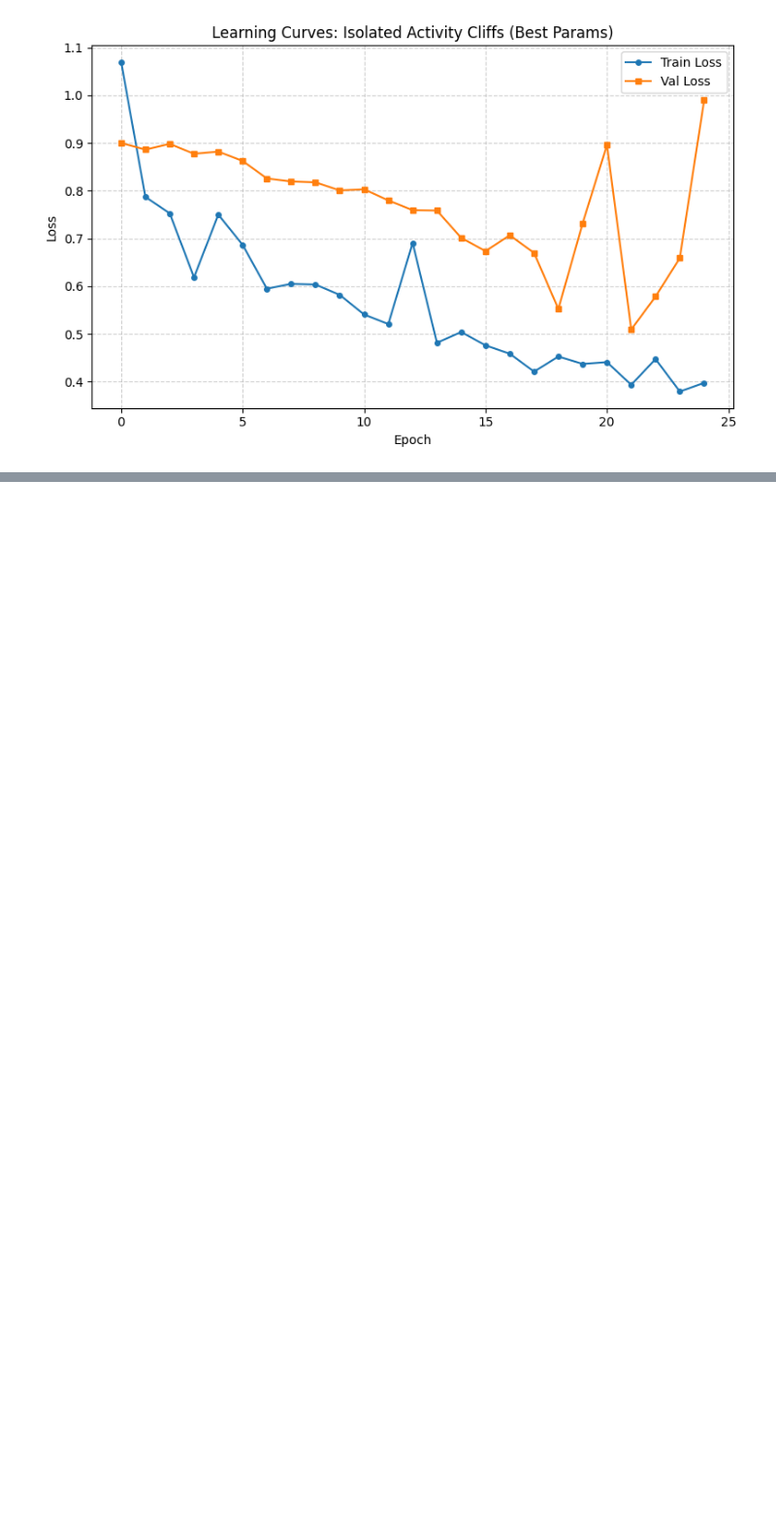
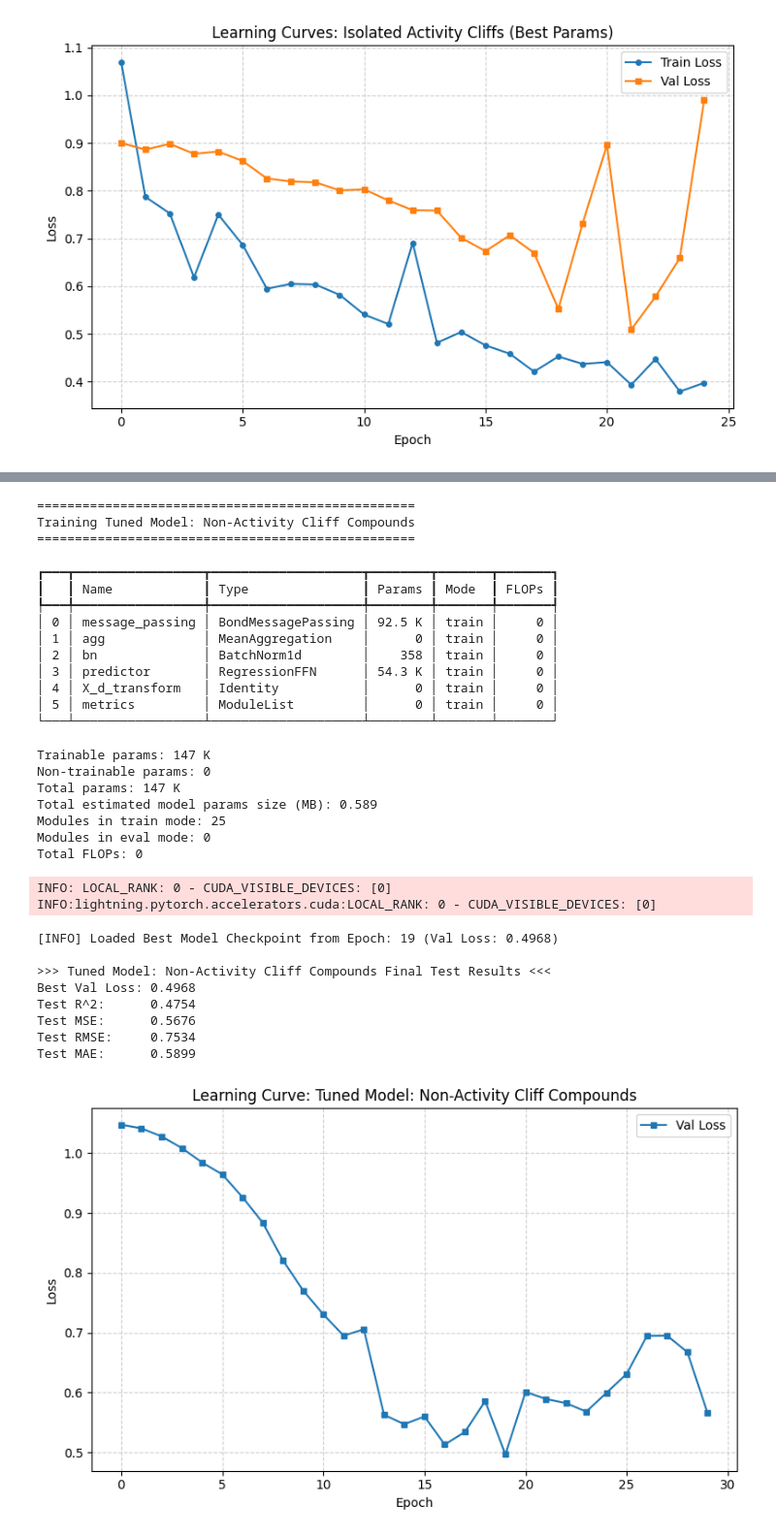
Before and after one commit to sophia-yang424/aca_chemprop, a Jupyter notebook: my_pipeline_check.ipynb, the cells around one changed output, grey strips where cells are left out. Shown at 97% size. Saved outputs shown, nothing was run; the diff lists cells and outputs as text; code cells hidden in the pictures; blank space fills up the shorter version.

```diff
--- a/my_pipeline_check.ipynb
+++ b/my_pipeline_check.ipynb
@@ -960,8 +718,8 @@ def train_tuned_chemprop_model(smiles_tr, y_tr, smiles_val, y_val, smiles_te, y_
         final_lr=best_params["init_lr"],
     )
 
-    # 4. Train - Stricter early stopping with min_delta
-    early_stop = EarlyStopping(monitor="val_loss", patience=3, mode="min", min_delta=0.02)
+    # 4. Train - Relaxed early stopping criteria
+    early_stop = EarlyStopping(monitor="val_loss", patience=10, mode="min", min_delta=0.001)
     checkpoint = ModelCheckpoint(monitor="val_loss", mode="min", save_top_k=1)
 
     # Use CSVLogger to track train and val losses per epoch
@@ -1184,0 +946,17 @@ plot_learning_curves(metrics_cliff, "Learning Curves: Isolated Activity Cliffs (
+# %%
+# --- 1. NON-ACTIVITY CLIFF SPLITS ---
+# Get indices of non-cliff compounds (where cliff == 0)
+non_cliff_tr_idx = [i for i, c in enumerate(mac_data.cliff_mols_train) if c == 0]
+non_cliff_te_idx = [i for i, c in enumerate(mac_data.cliff_mols_test) if c == 0]
+
+smiles_non_cliff_train = [mac_data.smiles_train[i] for i in non_cliff_tr_idx]
+y_non_cliff_train = [mac_data.y_train[i] for i in non_cliff_tr_idx]
+smiles_non_cliff_test = [mac_data.smiles_test[i] for i in non_cliff_te_idx]
+y_non_cliff_test = [mac_data.y_test[i] for i in non_cliff_te_idx]
+
+# Split non-cliff train into train and val (85/15)
+smiles_tr_non_cliff, smiles_val_non_cliff, y_tr_non_cliff, y_val_non_cliff = train_test_split(
+    smiles_non_cliff_train, y_non_cliff_train, test_size=0.15, random_state=42
+)
+
+print(f"Non-Cliff Data - Train: {len(smiles_tr_non_cliff)}, Val: {len(smiles_val_non_cliff)}, Test: {len(smiles_non_cliff_test)}")
@@ -1184,0 +1158,10 @@ plot_learning_curves(metrics_cliff, "Learning Curves: Isolated Activity Cliffs (
+# %%
+# --- 3. TRAIN TUNED MODEL ON NON-CLIFF DATA ---
+_, _, _, metrics_dict_non_cliff, metrics_non_cliff = train_tuned_chemprop_model(
+    smiles_tr_non_cliff, y_tr_non_cliff,
+    smiles_val_non_cliff, y_val_non_cliff,
+    smiles_non_cliff_test, y_non_cliff_test,
+    "Tuned Model: Non-Activity Cliff Compounds",
+    best_params_non_cliff
+)
+# %% [output]
@@ -1184,0 +1180,31 @@ plot_learning_curves(metrics_cliff, "Learning Curves: Isolated Activity Cliffs (
+==================================================
+Training Tuned Model: Non-Activity Cliff Compounds
+==================================================
+┏━━━┳━━━━━━━━━━━━━━━━━┳━━━━━━━━━━━━━━━━━━━━┳━━━━━━━━┳━━━━━━━┳━━━━━━━┓
+┃   ┃ Name            ┃ Type               ┃ Params ┃ Mode  ┃ FLOPs ┃
+┡━━━╇━━━━━━━━━━━━━━━━━╇━━━━━━━━━━━━━━━━━━━━╇━━━━━━━━╇━━━━━━━╇━━━━━━━┩
+│ 0 │ message_passing │ BondMessagePassing │ 92.5 K │ train │     0 │
+│ 1 │ agg             │ MeanAggregation    │      0 │ train │     0 │
+│ 2 │ bn              │ BatchNorm1d        │    358 │ train │     0 │
+│ 3 │ predictor       │ RegressionFFN      │ 54.3 K │ train │     0 │
+│ 4 │ X_d_transform   │ Identity           │      0 │ train │     0 │
+│ 5 │ metrics         │ ModuleList         │      0 │ train │     0 │
+└───┴─────────────────┴────────────────────┴────────┴───────┴───────┘
+Trainable params: 147 K
+Non-trainable params: 0
+Total params: 147 K
+Total estimated model params size (MB): 0.589
+Modules in train mode: 25
+Modules in eval mode: 0
+Total FLOPs: 0
+INFO: LOCAL_RANK: 0 - CUDA_VISIBLE_DEVICES: [0]
+INFO:lightning.pytorch.accelerators.cuda:LOCAL_RANK: 0 - CUDA_VISIBLE_DEVICES: [0]
+[INFO] Loaded Best Model Checkpoint from Epoch: 19 (Val Loss: 0.4968)
+
+>>> Tuned Model: Non-Activity Cliff Compounds Final Test Results <<<
+Best Val Loss: 0.4968
+Test R^2:      0.4754
+Test MSE:      0.5676
+Test RMSE:     0.7534
+Test MAE:      0.5899
+[figure, added]
```
Also changed, not shown: parts of 8 cells of this notebook.
